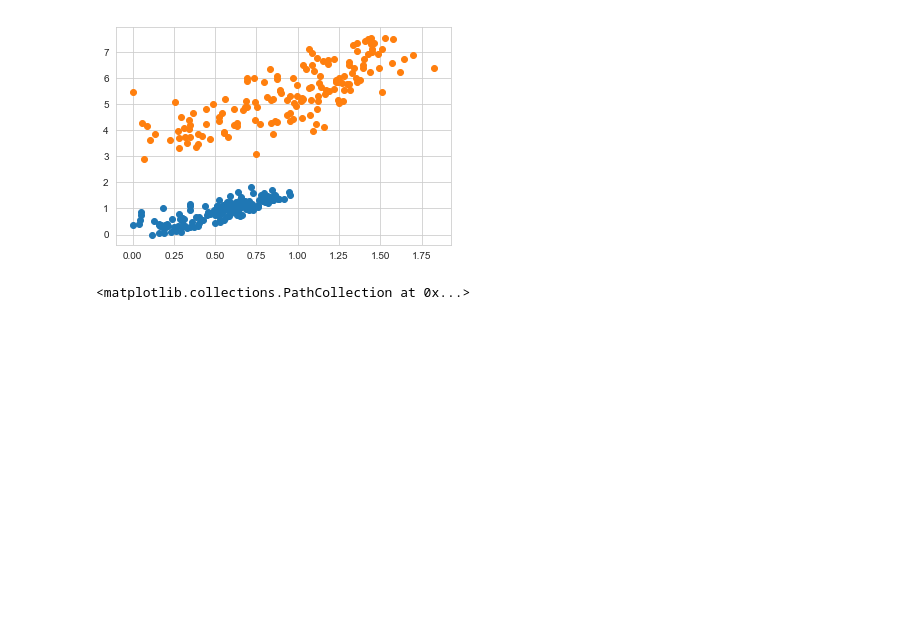
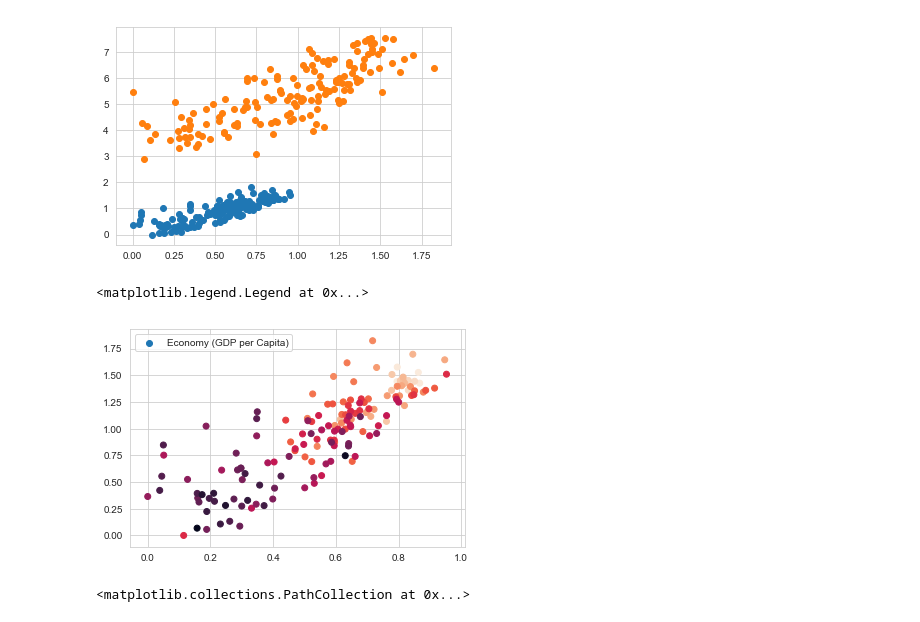
Before and after one commit to simprism/happiness-index, a Jupyter notebook: happiness-index.ipynb, the cells around one changed output. Cells and saved outputs as stored; diff of their text form; code cells hidden in the pictures; blank space fills up the shorter version.

Commit message:
new plot

```diff
--- a/happiness-index.ipynb
+++ b/happiness-index.ipynb
@@ -84,6 +84,13 @@ plt.scatter(gdp_16, index_16)
 # %% [output]
 <matplotlib.collections.PathCollection at 0x...>
 [figure]
+# %%
+fig, ax = plt.subplots()
+plt.scatter(life_16, gdp_16, c=index_16)
+ax.legend()
+# %% [output]
+<matplotlib.legend.Legend at 0x...>
+[figure, added]
 # %%
 plt.scatter(dystopia_16, index_16)
 # %% [output]
```
